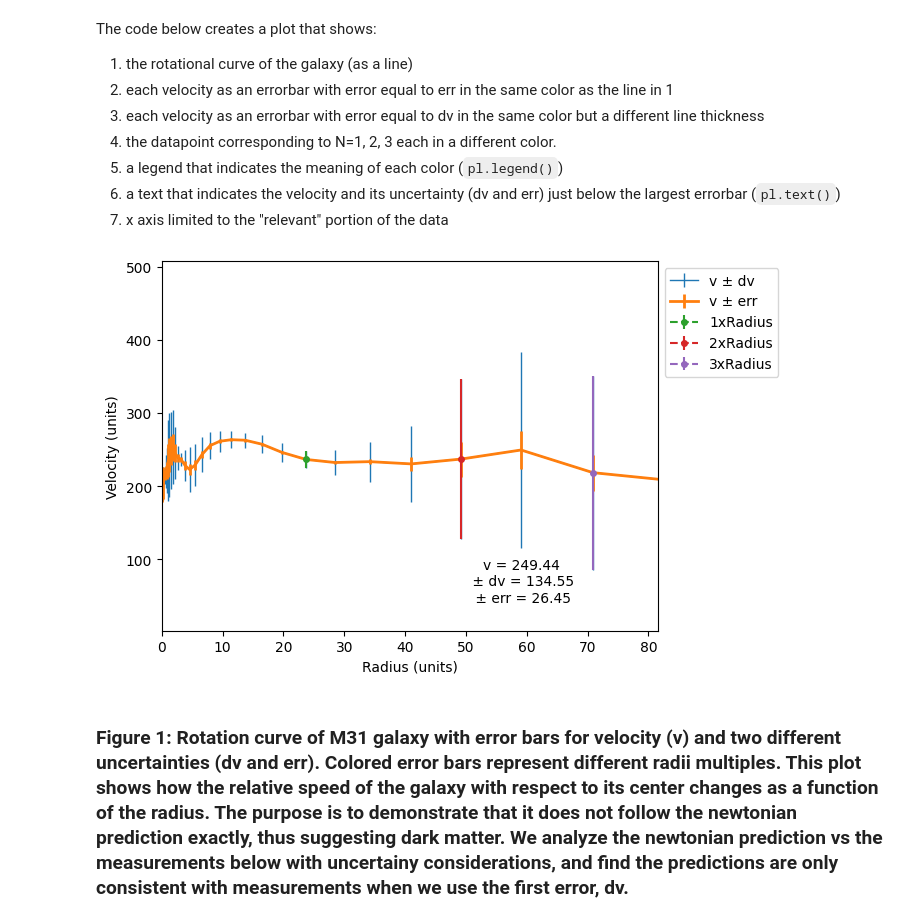
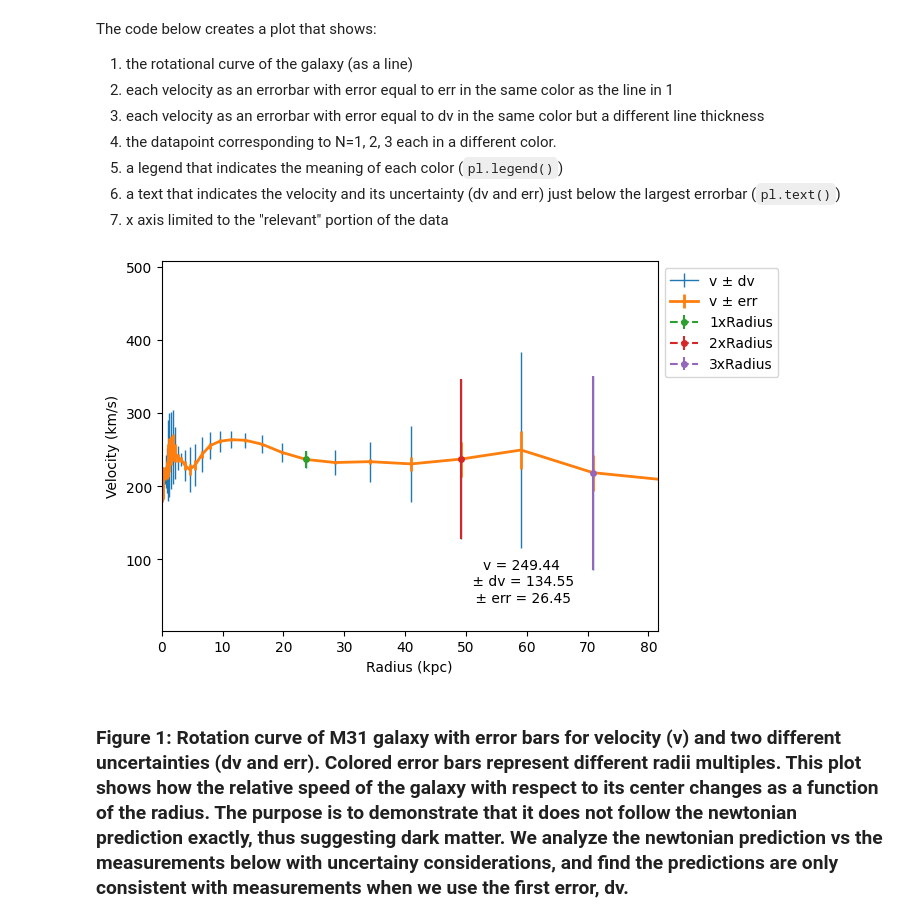
Before and after one commit to chrismun/DSPS_CMunley, a Jupyter notebook: HW4/RotationCurves.ipynb, the cells around one changed output. Saved outputs shown, nothing was run; the diff lists cells and outputs as text; code cells hidden in the pictures.

Commit message:
units

```diff
--- a/HW4/RotationCurves.ipynb
+++ b/HW4/RotationCurves.ipynb
@@ -163,9 +169,9 @@ def getradii(galaxy, galaxySize, n):
   galaxy : pd.DataFrame
       Dataframe with a column 'r' for radial distances.
   galaxySize : float
-      A characteristic size of the galaxy.
+      Luminous matter radius
   n : float
-      A scalar to scale the galaxySize.
+      Integer number of radii you want to look out.
 
   Returns:
   --------
@@ -221,36 +227,36 @@ def plotGal(galaxy, radii):
     ax.errorbar(radii[1]['r'], radii[1]['v'], yerr=radii[1]['dv'], label="2xRadius", fmt='--o', markersize=4)
     ax.errorbar(radii[2]['r'], radii[2]['v'], yerr=radii[2]['dv'], label="3xRadius", fmt='--o', markersize=4)
 
     # Find the largest error bar within the x-axis range
     x_lim = ax.get_xlim()
     valid_errors = galaxy[(galaxy['r'] >= x_lim[0]) & (galaxy['r'] <= x_lim[1])]
     largest_err = max(max(valid_errors['dv']), max(valid_errors['err']))
 
     # Find the index of the largest error bar
     largest_err_idx = valid_errors['dv'].idxmax() if max(valid_errors['dv']) > max(valid_errors['err']) else valid_errors['err'].idxmax()
 
     # Add text below the largest error bar
     ax.text(valid_errors['r'][largest_err_idx], valid_errors['v'][largest_err_idx] - largest_err - 45,
             f"v = {valid_errors['v'][largest_err_idx]:.2f}\n ± dv = {valid_errors['dv'][largest_err_idx]:.2f}\n ± err = {valid_errors['err'][largest_err_idx]:.2f}",
             ha='center', va='center')
 
      # Add labels to axes
-    ax.set_xlabel('Radius (units)')
-    ax.set_ylabel('Velocity (units)')
+    ax.set_xlabel('Radius (kpc)')
+    ax.set_ylabel('Velocity (km/s)')
 
     ax.legend(loc='upper left', bbox_to_anchor=(1, 1))
 
 # Construct radii to compare against
 m31Rds = (getradii(m31, m31Size, 1),
           getradii(m31, m31Size, 2),
           getradii(m31, m31Size, 3))
 
 # Call plot function
 plotGal(m31, m31Rds)
 
 plt.show()
 # %% [output]
-[figure, old version]
+[figure, new version]
 # %% [markdown]
 ### Figure 1: Rotation curve of M31 galaxy with error bars for velocity (v) and two different uncertainties (dv and err). Colored error bars represent different radii multiples. This plot shows how the relative speed of the galaxy with respect to its center changes as a function of the radius. The purpose is to demonstrate that it does not follow the newtonian prediction exactly, thus suggesting dark matter. We analyze the newtonian prediction vs the measurements below with uncertainy considerations, and find the predictions are only consistent with measurements when we use the first error, dv.
 # %% [markdown]
```
Also changed, not shown: parts of 4 cells of this notebook.
